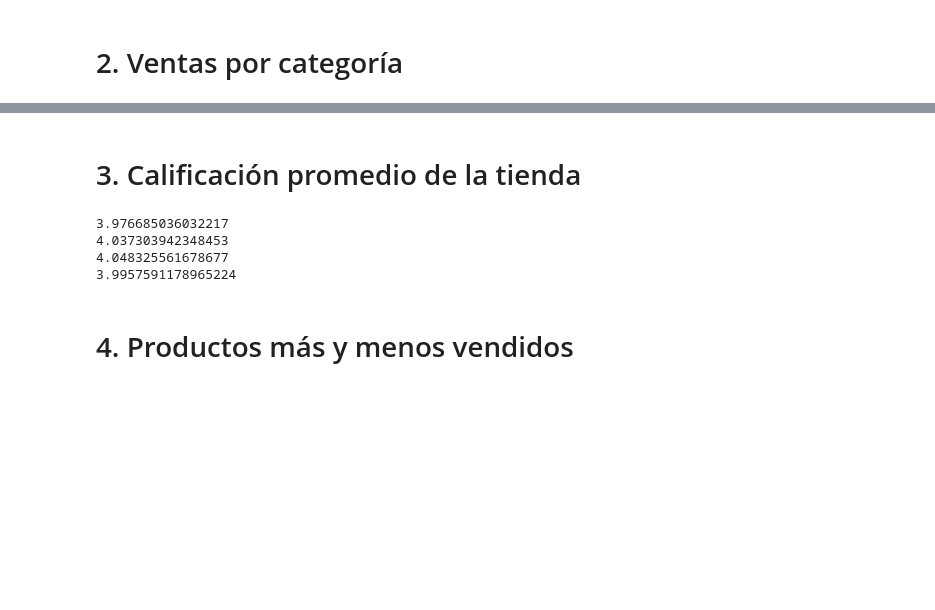
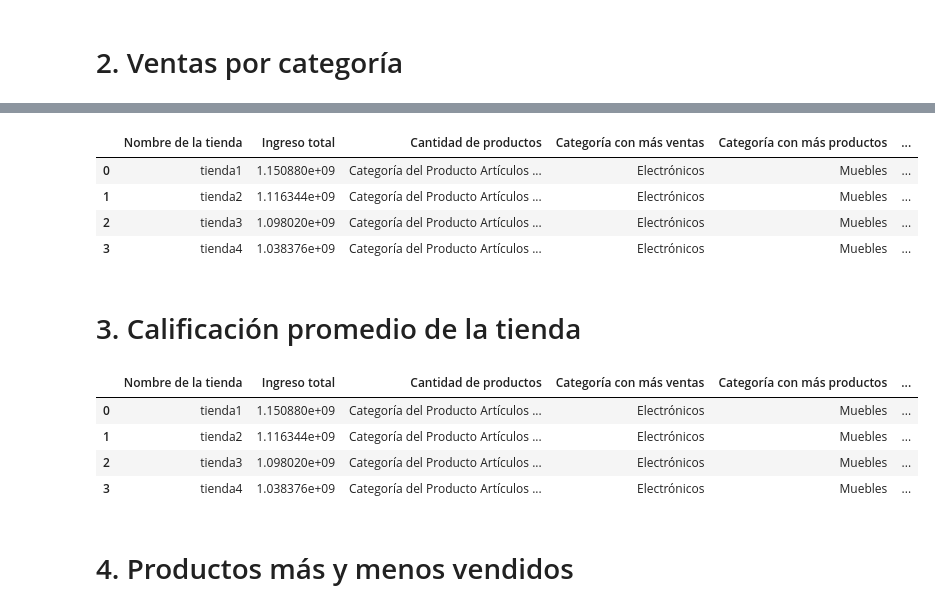
Before and after one commit to BjorkMagno/Portafolio, a Jupyter notebook: challenge-para-decidir-venta/AluraStoreLatam.ipynb, the cells around one changed output, grey strips where cells are left out. Saved outputs shown, nothing was run; the diff lists cells and outputs as text; code cells hidden in the pictures; blank space fills up the shorter version.

```diff
--- a/challenge-para-decidir-venta/AluraStoreLatam.ipynb
+++ b/challenge-para-decidir-venta/AluraStoreLatam.ipynb
@@ -84,3 +79,6 @@ def maxVentasPorCategoria (tienda):
 # %%
+def nameProductoMaxCantidad (tienda):
+    return cantidadDeProductos(tienda).idxmax()
+
 def maxCantidadDeProductos (tienda):
-    return cantidadDeProductos(tienda).idxmax()
+    return cantidadDeProductos(tienda).max()
@@ -139,3 +135,13 @@ dtype: float64
+# %%
+tablaDatos['Categoría con más productos'] = [nameProductoMaxCantidad(tienda),nameProductoMaxCantidad(tienda2),nameProductoMaxCantidad(tienda3),nameProductoMaxCantidad(tienda4)]
+tablaDatos['Productos de la categoría'] = [maxCantidadDeProductos(tienda),maxCantidadDeProductos(tienda2),maxCantidadDeProductos(tienda3),maxCantidadDeProductos(tienda4)]
+tablaDatos
+# %% [output]
+|  | Nombre de la tienda | Ingreso total | Cantidad de productos | Categoría con más ventas | Categoría con más productos | ... |
+| 0 | tienda1 | 1.150880e+09 | Categoría del Producto Artículos ... | Electrónicos | Muebles | ... |
+| 1 | tienda2 | 1.116344e+09 | Categoría del Producto Artículos ... | Electrónicos | Muebles | ... |
+| 2 | tienda3 | 1.098020e+09 | Categoría del Producto Artículos ... | Electrónicos | Muebles | ... |
+| 3 | tienda4 | 1.038376e+09 | Categoría del Producto Artículos ... | Electrónicos | Muebles | ... |
 # %% [markdown]
 # 3. Calificación promedio de la tienda
 # %%
@@ -144,18 +150,12 @@ def mediaCalificacion (tienda):
 # %%
-mediaCalificacion1 = mediaCalificacion(tienda)
-mediaCalificacion2 = mediaCalificacion(tienda2)
-mediaCalificacion3 = mediaCalificacion(tienda3)
-mediaCalificacion4 = mediaCalificacion(tienda4)
-
-print(mediaCalificacion1)
-print(mediaCalificacion2)
-print(mediaCalificacion3)
-print(mediaCalificacion4)
+tablaDatos['Calificación promedio'] = [mediaCalificacion(tienda),mediaCalificacion(tienda2),mediaCalificacion(tienda3),mediaCalificacion(tienda4)]
+tablaDatos
 # %% [output]
-3.976685036032217
-4.037303942348453
-4.048325561678677
-3.9957591178965224
+|  | Nombre de la tienda | Ingreso total | Cantidad de productos | Categoría con más ventas | Categoría con más productos | ... |
+| 0 | tienda1 | 1.150880e+09 | Categoría del Producto Artículos ... | Electrónicos | Muebles | ... |
+| 1 | tienda2 | 1.116344e+09 | Categoría del Producto Artículos ... | Electrónicos | Muebles | ... |
+| 2 | tienda3 | 1.098020e+09 | Categoría del Producto Artículos ... | Electrónicos | Muebles | ... |
+| 3 | tienda4 | 1.038376e+09 | Categoría del Producto Artículos ... | Electrónicos | Muebles | ... |
 # %% [markdown]
 # 4. Productos más y menos vendidos
 # %%
```
Also changed, not shown: parts of 22 cells of this notebook.
